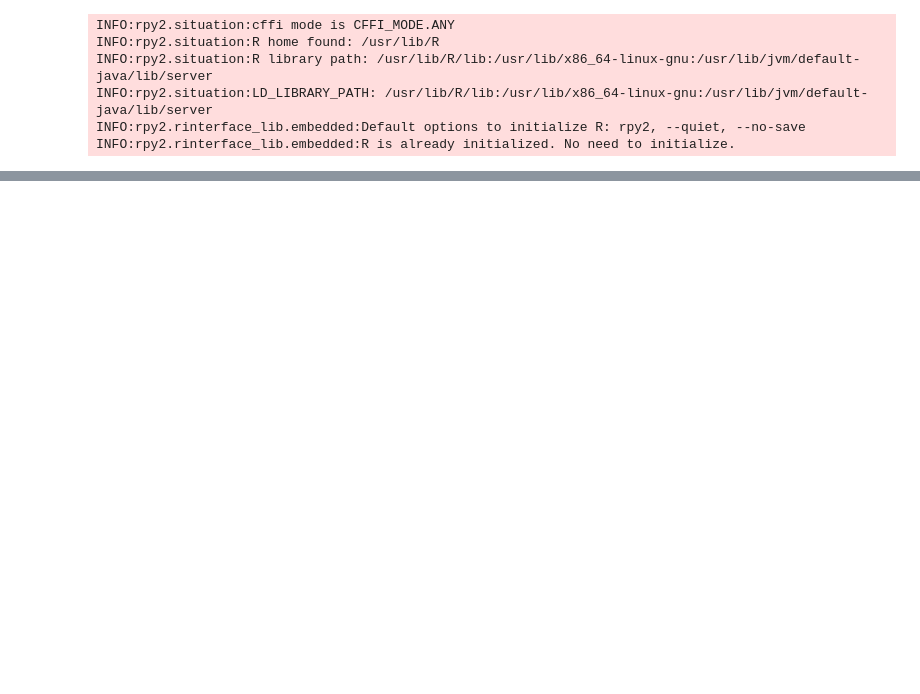
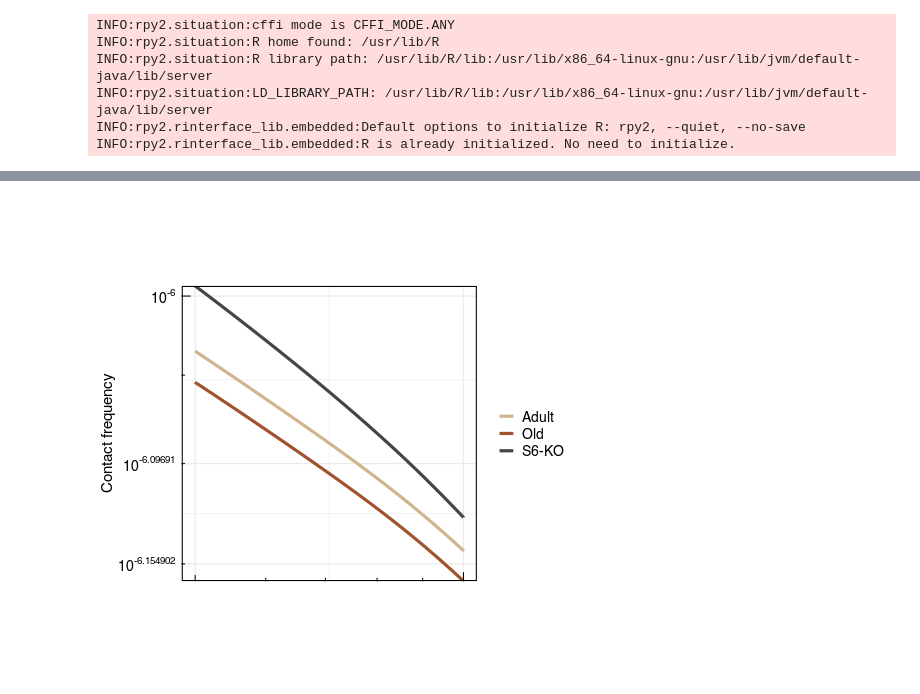
Before and after one commit to SIRT6/Sirt6_hic_paper, a Jupyter notebook: code_HiC/Figure1_scalings.ipynb, the cells around one changed output, grey strips where cells are left out. Saved outputs shown, nothing was run; the diff lists cells and outputs as text; code cells hidden in the pictures; blank space fills up the shorter version.

```diff
--- a/code_HiC/Figure1_scalings.ipynb
+++ b/code_HiC/Figure1_scalings.ipynb
@@ -301,0 +512,88 @@ WARNING:rpy2.rinterface_lib.callbacks:R[write to console]:  log-10 transformatio
+# %%
+%%R
+
+library(ggplot2)
+library(scales)
+library(dplyr)
+
+cvd_clean <- cvd_combined %>%
+  filter(
+    is.finite(dist_bp),
+    is.finite(balanced.avg.smoothed.agg),
+    dist_bp > 0,
+    balanced.avg.smoothed.agg > 0,
+    dist_bp >= 5e7,
+    dist_bp <= 1e8
+  )
+
+cvd_clean$condition <- replace(cvd_clean$condition, cvd_clean$condition == 'KO', 'S6-KO')
+cvd_clean$condition <- replace(cvd_clean$condition, cvd_clean$condition == 'WT', 'Adult')
+
+cvd_clean$condition <- factor(cvd_clean$condition, levels = c('Adult', 'Old', 'S6-KO'))
+
+ymin <- min(cvd_clean$balanced.avg.smoothed.agg)
+ymax <- max(cvd_clean$balanced.avg.smoothed.agg)
+
+p1 <- ggplot(cvd_clean, aes(x = dist_bp, y = balanced.avg.smoothed.agg, color = condition)) +
+
+  geom_line(size = 1.5) +
+
+  geom_line(data = ref_line_1,
+            aes(x = dist_bp, y = contact),
+            color = "darkblue",
+            linetype = "dashed",
+            size = 0.7,
+            inherit.aes = FALSE,
+            alpha = 0.7) +
+
+  geom_line(data = ref_line_15,
+            aes(x = dist_bp, y = contact),
+            color = "darkgreen",
+            linetype = "dashed",
+            size = 0.7,
+            inherit.aes = FALSE,
+            alpha = 0.7) +
+
+  scale_y_log10(
+    breaks = scales::log_breaks(base = 10, n = 5),
+    labels = scales::trans_format("log10", scales::math_format(10^.x)),
+    limits = c(ymin, ymax),
+    expand = c(0, 0)
+  ) +
+
+  scale_x_log10(
+    breaks = c(5e7, 1e8),
+    labels = c(
+      expression(5*10^7),
+      expression(10^8)
+    ),
+    limits = c(5e7, 1e8)
+  ) +
+
+  annotation_logticks(sides = "bl") +
+
+  labs(
+    x = "",
+    y = "Contact frequency",
+    color = "Condition"
+  ) +
+
+  scale_colour_manual(values = c('tan', 'sienna', 'gray27')) +
+
+  theme_minimal(base_size = 14) +
+  theme(
+    axis.text.x      = element_blank(),
+    axis.text.y      = element_text(size = 14, colour = "black"),
+    axis.title.x     = element_text(size = 15, colour = "black"),
+    axis.title.y     = element_text(size = 15, colour = "black"),
+    legend.text      = element_text(size = 14),
+    legend.title     = element_blank(),
+    panel.border     = element_rect(colour = "black", fill = NA, size = 1),
+    aspect.ratio     = 1,
+    plot.margin      = margin(t = 7, r = 5, b = -7, l = 5, unit = "pt")
+  )
+
+p1
+
+#ggsave("Figure1E-1_scalings_1kb_5*10^7_10^8_bp.pdf", width = 5, height = 7, dpi=1200)
+# %% [output]
@@ -301,0 +608 @@ WARNING:rpy2.rinterface_lib.callbacks:R[write to console]:  log-10 transformatio
+[figure, added]
```
Also changed, not shown: parts of 43 cells of this notebook.
